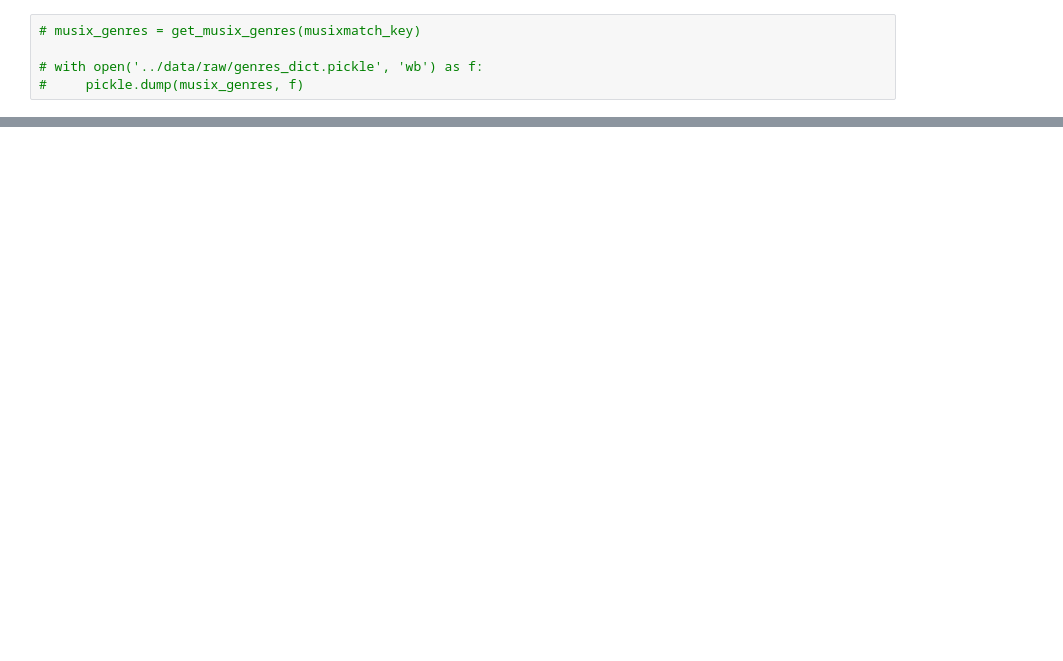
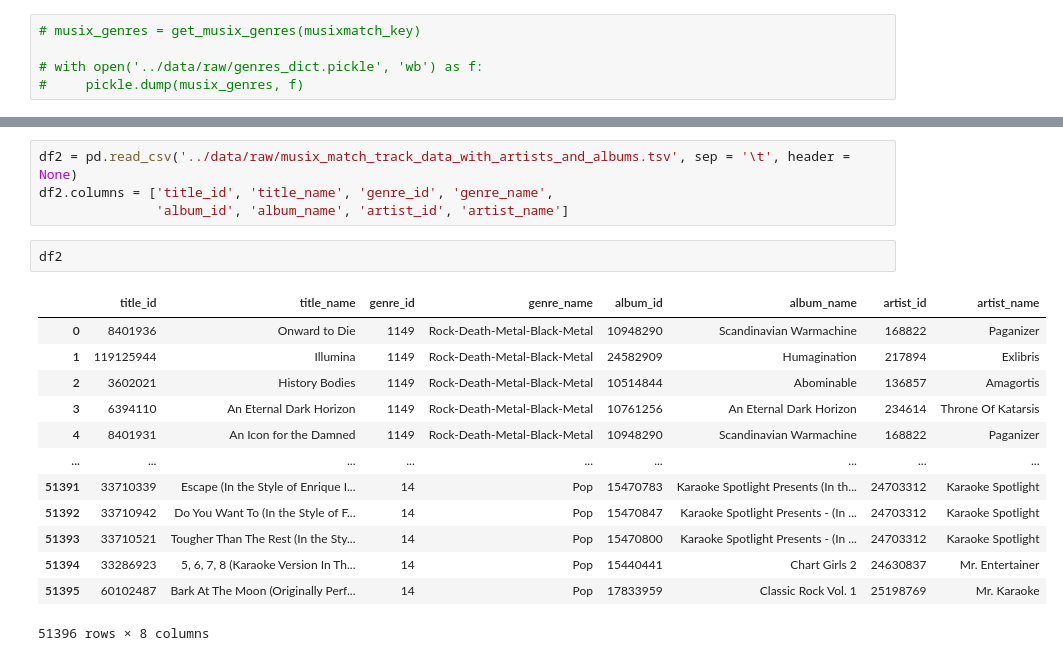
Before and after one commit to JoshuaGottlieb/NLP-Genre-Classification, a Jupyter notebook: notebooks/Data-Collection-01.ipynb, the cells around one changed output, grey strips where cells are left out. Cells and saved outputs as stored; diff of their text form; blank space fills up the shorter version.

Commit message:
Retrieved some artist/track pairs from musixmatch API, scraped black-death-metal genre lyrics from Genius.

```diff
--- a/notebooks/Data-Collection-01.ipynb
+++ b/notebooks/Data-Collection-01.ipynb
@@ -97,0 +312,20 @@ genres_to_extract
+# %%
+df2 = pd.read_csv('../data/raw/musix_match_track_data_with_artists_and_albums.tsv', sep = '\t', header = None)
+df2.columns = ['title_id', 'title_name', 'genre_id', 'genre_name',
+               'album_id', 'album_name', 'artist_id', 'artist_name']
+# %%
+df2
+# %% [output]
+|  | title_id | title_name | genre_id | genre_name | album_id | album_name | artist_id | artist_name |
+| 0 | 8401936 | Onward to Die | 1149 | Rock-Death-Metal-Black-Metal | 10948290 | Scandinavian Warmachine | 168822 | Paganizer |
+| 1 | 119125944 | Illumina | 1149 | Rock-Death-Metal-Black-Metal | 24582909 | Humagination | 217894 | Exlibris |
+| 2 | 3602021 | History Bodies | 1149 | Rock-Death-Metal-Black-Metal | 10514844 | Abominable | 136857 | Amagortis |
+| 3 | 6394110 | An Eternal Dark Horizon | 1149 | Rock-Death-Metal-Black-Metal | 10761256 | An Eternal Dark Horizon | 234614 | Throne Of Katarsis |
+| 4 | 8401931 | An Icon for the Damned | 1149 | Rock-Death-Metal-Black-Metal | 10948290 | Scandinavian Warmachine | 168822 | Paganizer |
+| ... | ... | ... | ... | ... | ... | ... | ... | ... |
+| 51391 | 33710339 | Escape (In the Style of Enrique I... | 14 | Pop | 15470783 | Karaoke Spotlight Presents (In th... | 24703312 | Karaoke Spotlight |
+| 51392 | 33710942 | Do You Want To (In the Style of F... | 14 | Pop | 15470847 | Karaoke Spotlight Presents - (In ... | 24703312 | Karaoke Spotlight |
+| 51393 | 33710521 | Tougher Than The Rest (In the Sty... | 14 | Pop | 15470800 | Karaoke Spotlight Presents - (In ... | 24703312 | Karaoke Spotlight |
+| 51394 | 33286923 | 5, 6, 7, 8 (Karaoke Version In Th... | 14 | Pop | 15440441 | Chart Girls 2 | 24630837 | Mr. Entertainer |
+| 51395 | 60102487 | Bark At The Moon (Originally Perf... | 14 | Pop | 17833959 | Classic Rock Vol. 1 | 25198769 | Mr. Karaoke |
+51396 rows × 8 columns
```
Also changed, not shown: parts of 47 cells of this notebook, 2 other files.
